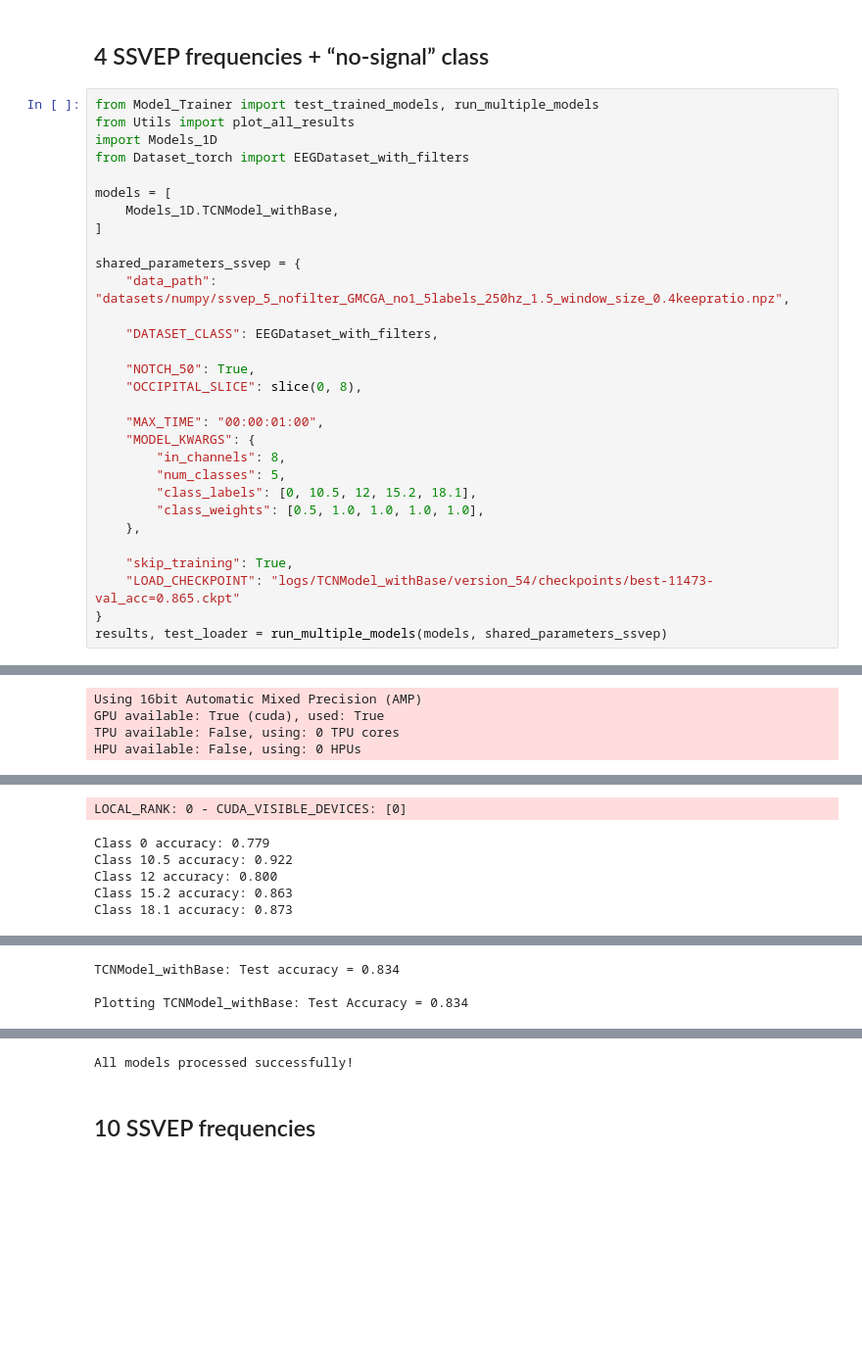
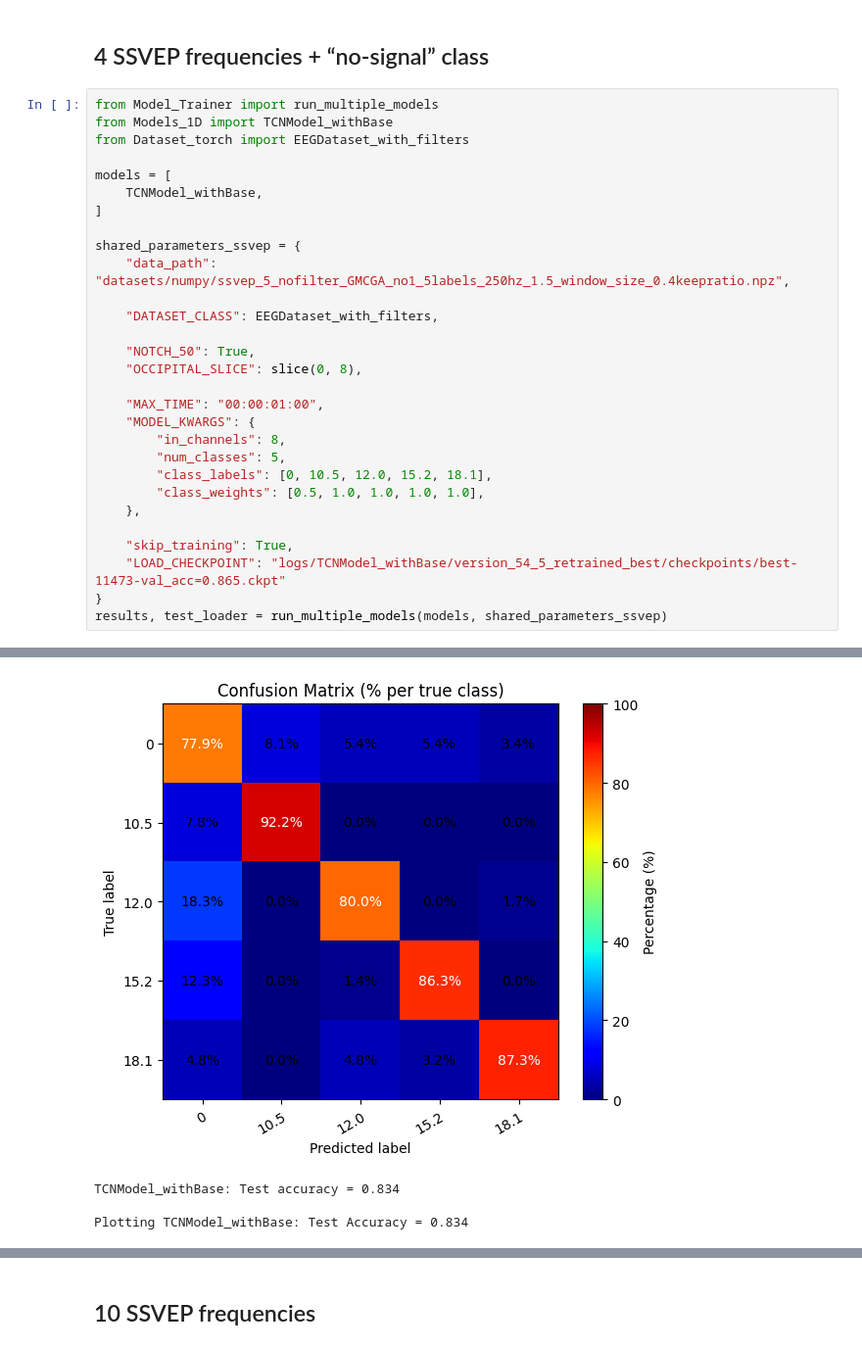
Before and after one commit to GeorgTenzing/EEG_Classification, a Jupyter notebook: Result_presentation.ipynb, the cells around one changed output, grey strips where cells are left out. Shown at 98% size. Saved outputs shown, nothing was run; the diff lists cells and outputs as text; blank space fills up the shorter version.

```diff
--- a/Result_presentation.ipynb
+++ b/Result_presentation.ipynb
@@ -60,13 +104,12 @@ All models processed successfully!
 # %% [markdown]
 ## 4 SSVEP frequencies + “no-signal” class
 # %%
-from Model_Trainer import test_trained_models, run_multiple_models
-from Utils import plot_all_results
-import Models_1D
+from Model_Trainer import run_multiple_models
+from Models_1D import TCNModel_withBase
 from Dataset_torch import EEGDataset_with_filters
 
 models = [
-    Models_1D.TCNModel_withBase,
+    TCNModel_withBase,
 ]
 
 shared_parameters_ssvep = {
@@ -81,12 +124,12 @@ shared_parameters_ssvep = {
     "MODEL_KWARGS": {
         "in_channels": 8,
         "num_classes": 5,
-        "class_labels": [0, 10.5, 12, 15.2, 18.1],
+        "class_labels": [0, 10.5, 12.0, 15.2, 18.1],
         "class_weights": [0.5, 1.0, 1.0, 1.0, 1.0],
     },
 
     "skip_training": True,
-    "LOAD_CHECKPOINT": "logs/TCNModel_withBase/version_54/checkpoints/best-11473-val_acc=0.865.ckpt"
+    "LOAD_CHECKPOINT": "logs/TCNModel_withBase/version_54_5_retrained_best/checkpoints/best-11473-val_acc=0.865.ckpt"
 }
 results, test_loader = run_multiple_models(models, shared_parameters_ssvep)
 # %% [output]
@@ -95,4 +150,4 @@ Data loaded: X=(2718, 8, 375), y=(2718,)
+[figure, new version]
-Using 16bit Automatic Mixed Precision (AMP)
-GPU available: True (cuda), used: True
-TPU available: False, using: 0 TPU cores
-HPU available: False, using: 0 HPUs
+TCNModel_withBase: Test accuracy = 0.834
+
+Plotting TCNModel_withBase: Test Accuracy = 0.834
@@ -106,6 +155,0 @@ Loading model from checkpoint instead of training:
-LOCAL_RANK: 0 - CUDA_VISIBLE_DEVICES: [0]
-Class 0 accuracy: 0.779
-Class 10.5 accuracy: 0.922
-Class 12 accuracy: 0.800
-Class 15.2 accuracy: 0.863
-Class 18.1 accuracy: 0.873
@@ -113,3 +155,0 @@ Class 18.1 accuracy: 0.873
-TCNModel_withBase: Test accuracy = 0.834
-
-Plotting TCNModel_withBase: Test Accuracy = 0.834
@@ -117,4 +156,3 @@ Plotting TCNModel_withBase: Test Accuracy = 0.834
-All models processed successfully!
 # %% [markdown]
 ## 10 SSVEP frequencies
 # %%
```
Also changed, not shown: parts of 5 cells of this notebook, 5 other files.
